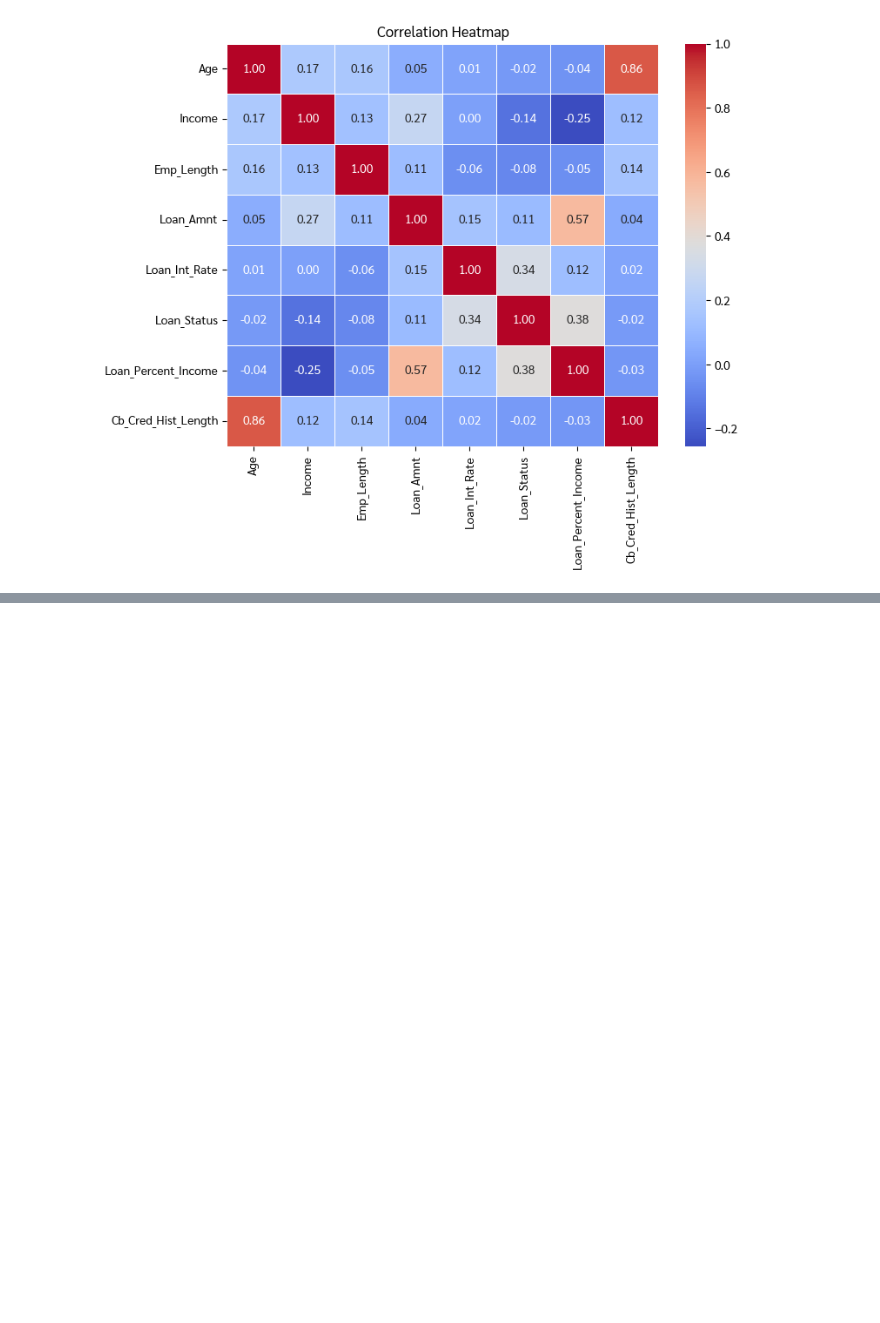
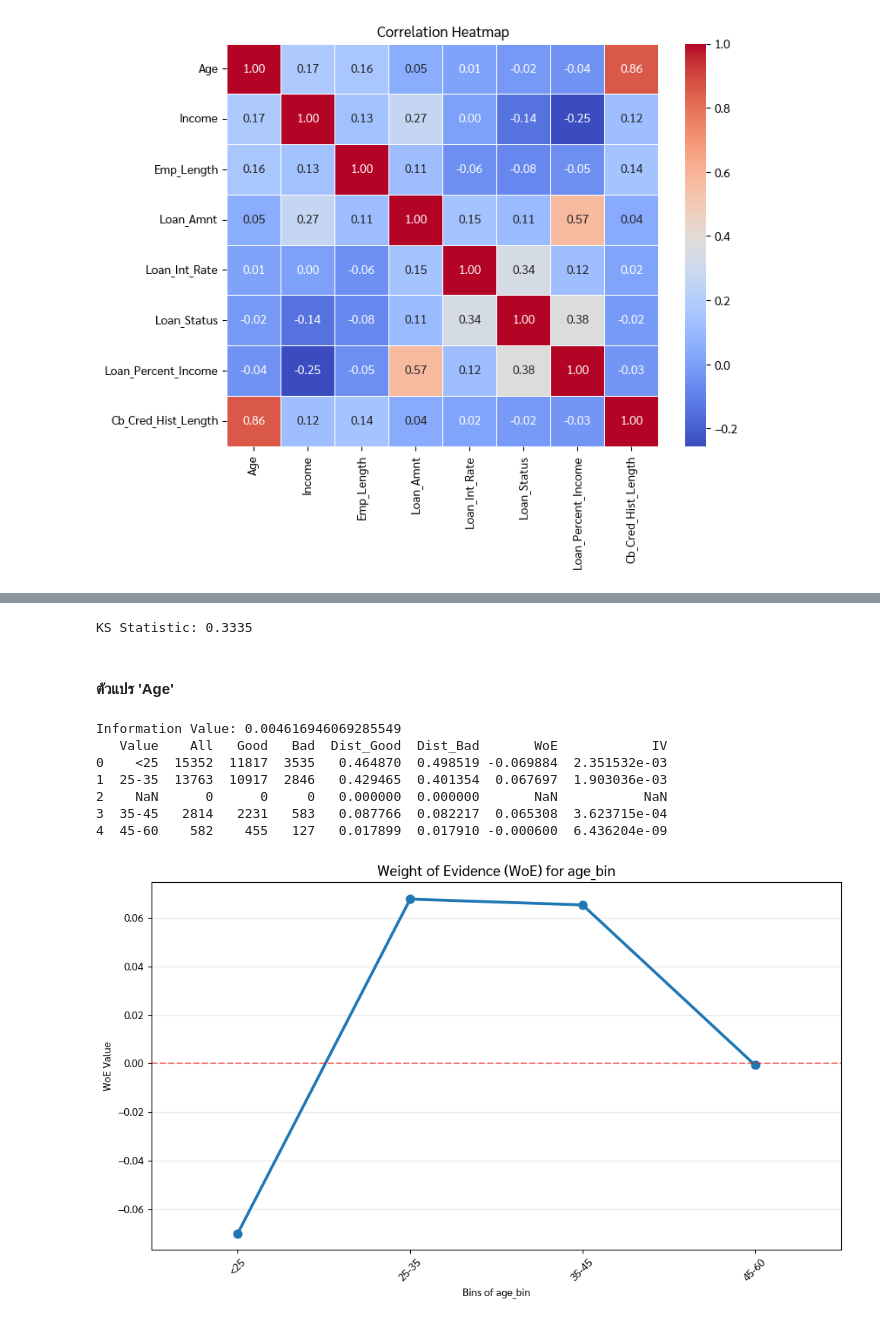
Before and after one commit to PoomTheerapat/Credit-Risk-Analysis, a Jupyter notebook: Explore.ipynb, the cells around one changed output, grey strips where cells are left out. Drawn from its saved outputs; the diff is of its cells as text; code cells hidden in the pictures; blank space fills up the shorter version.

```diff
--- a/Explore.ipynb
+++ b/Explore.ipynb
@@ -253,0 +505,22 @@ plt.show()
+# %%
+ks_score, ks_table = calculate_ks(woe_df)
+print(f"KS Statistic: {ks_score:.4f}")
+# %% [output]
+KS Statistic: 0.3335
+# %% [markdown]
+#### ตัวแปร 'Age'
+# %%
+woe_df, iv_value = calculate_woe_iv(df, 'age_bin', 'Loan_Status')
+print(f"Information Value: {iv_value}")
+print(woe_df)
+
+plot_woe(woe_df, 'age_bin')
+# %% [output]
+Information Value: 0.004616946069285549
+   Value    All   Good   Bad  Dist_Good  Dist_Bad       WoE            IV
+0    <25  15352  11817  3535   0.464870  0.498519 -0.069884  2.351532e-03
+1  25-35  13763  10917  2846   0.429465  0.401354  0.067697  1.903036e-03
+2    NaN      0      0     0   0.000000  0.000000       NaN           NaN
+3  35-45   2814   2231   583   0.087766  0.082217  0.065308  3.623715e-04
+4  45-60    582    455   127   0.017899  0.017910 -0.000600  6.436204e-09
+[figure, added]
```
Also changed, not shown: parts of 44 cells of this notebook.
